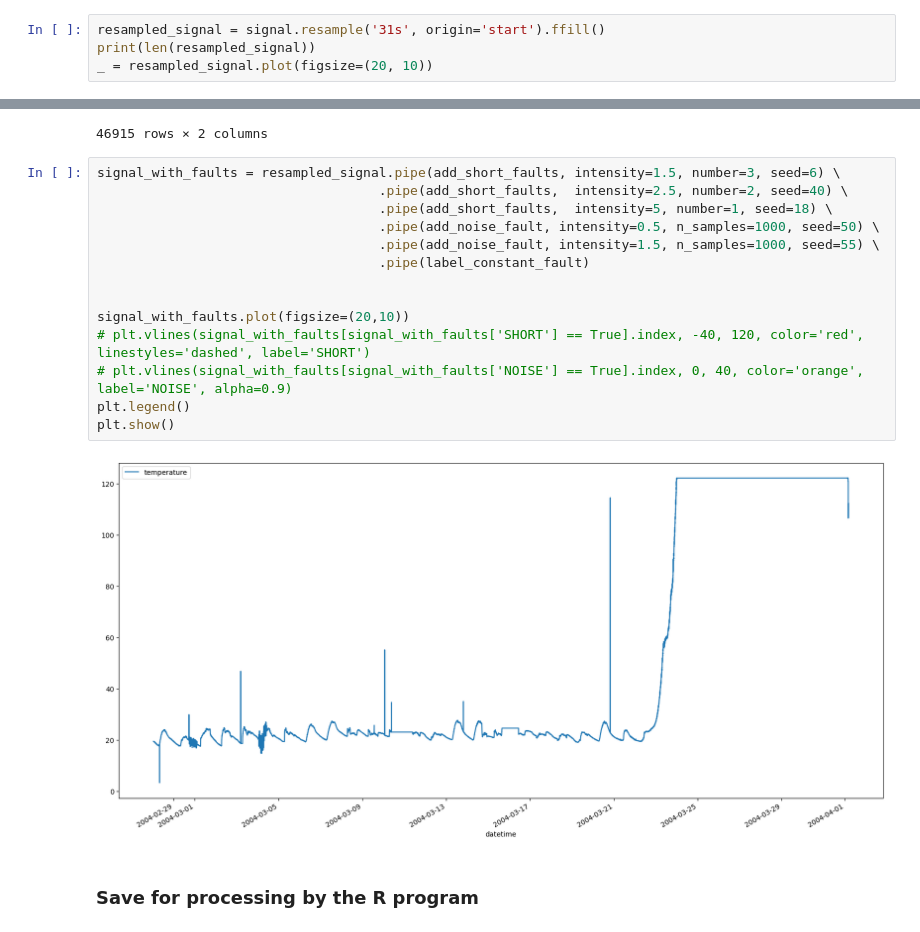
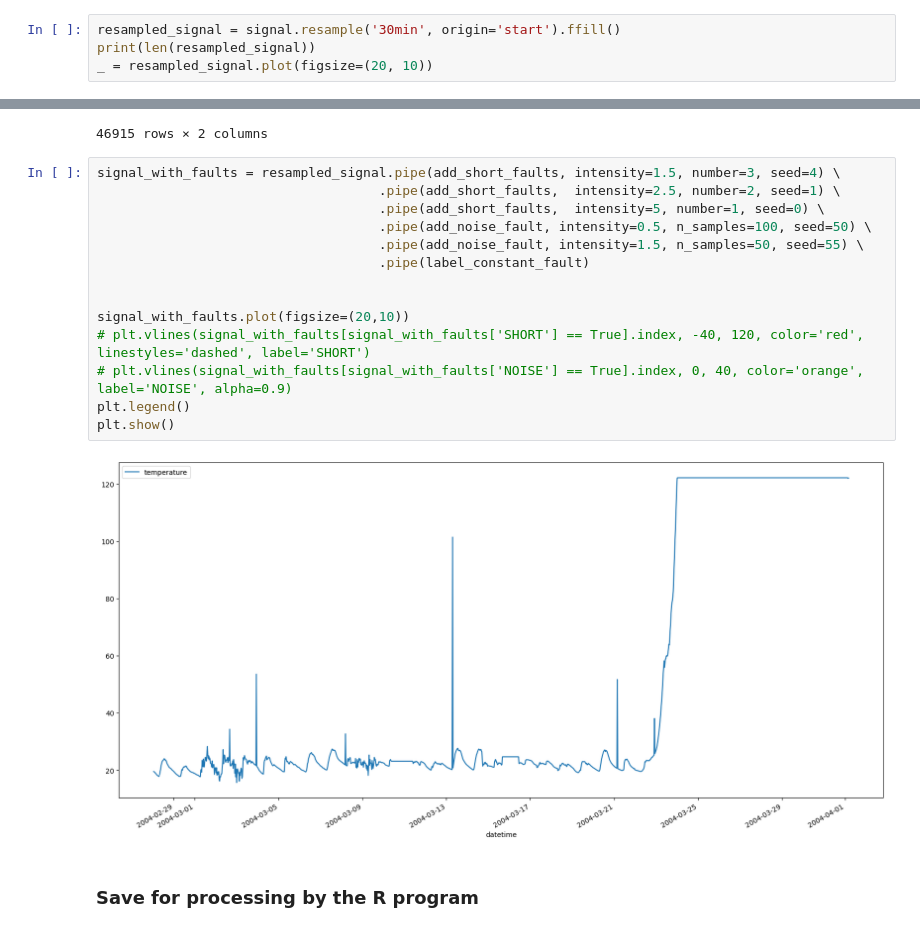
Before and after one commit to atrudel/graph-rupture, a Jupyter notebook: Python/intel_exploration.ipynb, the cells around one changed output, grey strips where cells are left out. Cells and saved outputs as stored; diff of their text form.

Commit message:
working graph

```diff
--- a/Python/intel_exploration.ipynb
+++ b/Python/intel_exploration.ipynb
@@ -89,5 +72,5 @@ signal[:"2004-03-23"]
 # %%
-resampled_signal = signal.resample('31s', origin='start').ffill()
+resampled_signal = signal.resample('30min', origin='start').ffill()
 print(len(resampled_signal))
 _ = resampled_signal.plot(figsize=(20, 10))
 # %% [output]
@@ -161,21 +144,21 @@ label_constant_fault(signal)
 | 2004-04-01 04:34:48.130427 | 89.5488 | False |
 46915 rows × 2 columns
 # %%
-signal_with_faults = resampled_signal.pipe(add_short_faults, intensity=1.5, number=3, seed=6) \
-                                    .pipe(add_short_faults,  intensity=2.5, number=2, seed=40) \
-                                    .pipe(add_short_faults,  intensity=5, number=1, seed=18) \
-                                    .pipe(add_noise_fault, intensity=0.5, n_samples=1000, seed=50) \
-                                    .pipe(add_noise_fault, intensity=1.5, n_samples=1000, seed=55) \
+signal_with_faults = resampled_signal.pipe(add_short_faults, intensity=1.5, number=3, seed=4) \
+                                    .pipe(add_short_faults,  intensity=2.5, number=2, seed=1) \
+                                    .pipe(add_short_faults,  intensity=5, number=1, seed=0) \
+                                    .pipe(add_noise_fault, intensity=0.5, n_samples=100, seed=50) \
+                                    .pipe(add_noise_fault, intensity=1.5, n_samples=50, seed=55) \
                                     .pipe(label_constant_fault)
 
 
 signal_with_faults.plot(figsize=(20,10))
 # plt.vlines(signal_with_faults[signal_with_faults['SHORT'] == True].index, -40, 120, color='red', linestyles='dashed', label='SHORT')
 # plt.vlines(signal_with_faults[signal_with_faults['NOISE'] == True].index, 0, 40, color='orange', label='NOISE', alpha=0.9)
 plt.legend()
 plt.show()
 # %% [output]
-[figure, old version]
+[figure, new version]
 # %% [markdown]
 ### Save for processing by the R program
 # %%
```
Also changed, not shown: parts of 3 cells of this notebook, 3 other files.
